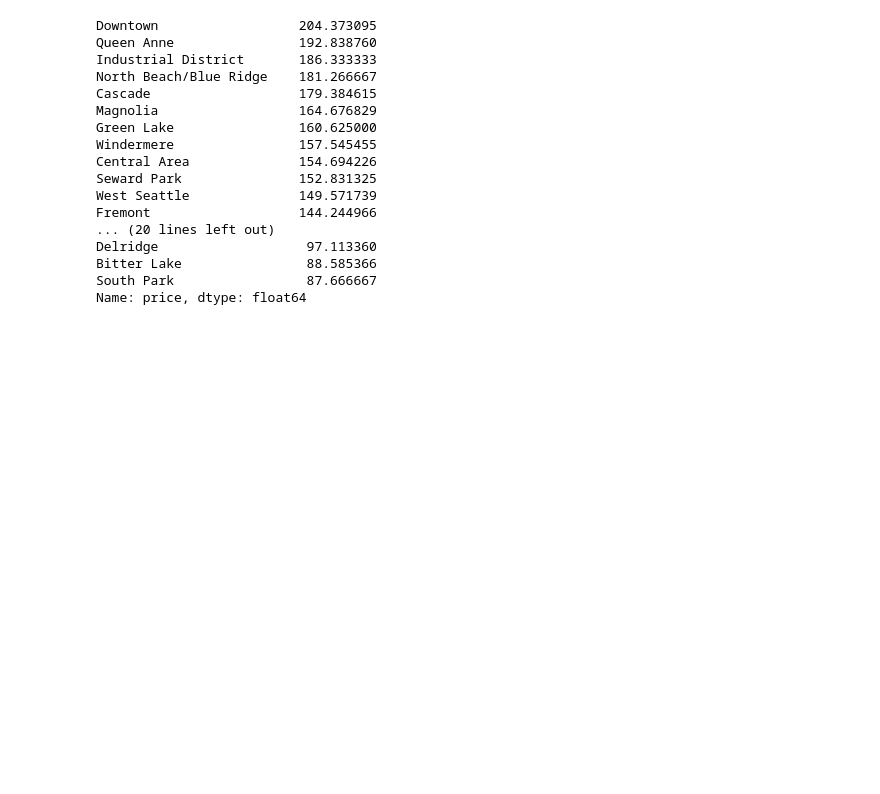
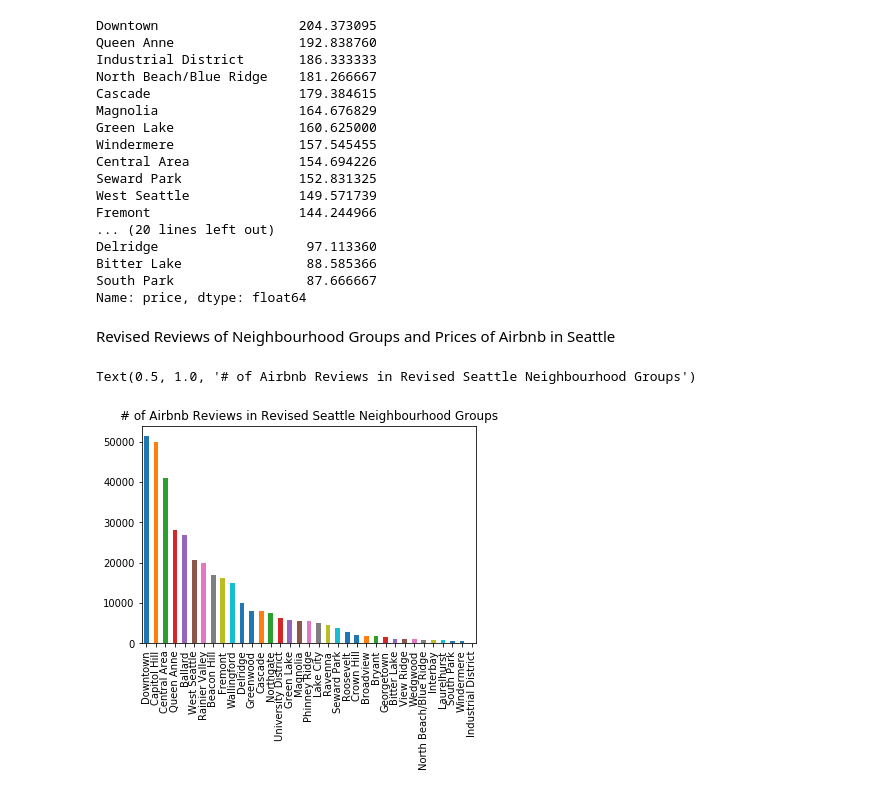
Before and after one commit to SimplifyData/Predict-Airbnb-Prices-in-Seattle, a Jupyter notebook: seattle_airbnb.ipynb, the cells around one changed output. Drawn from its saved outputs; the diff is of its cells as text; code cells hidden in the pictures; blank space fills up the shorter version.

Commit message:
reviews bar char revised

```diff
--- a/seattle_airbnb.ipynb
+++ b/seattle_airbnb.ipynb
@@ -575,3 +575,11 @@ Delridge                   97.113360
 Bitter Lake                88.585366
 South Park                 87.666667
 Name: price, dtype: float64
+# %% [markdown]
+Revised Reviews of Neighbourhood Groups and Prices of Airbnb in Seattle
+# %%
+areas_and_reviews_cleaned.plot(kind = "bar")
+plt.title("# of Airbnb Reviews in Revised Seattle Neighbourhood Groups")
+# %% [output]
+Text(0.5, 1.0, '# of Airbnb Reviews in Revised Seattle Neighbourhood Groups')
+[figure, added]
```
